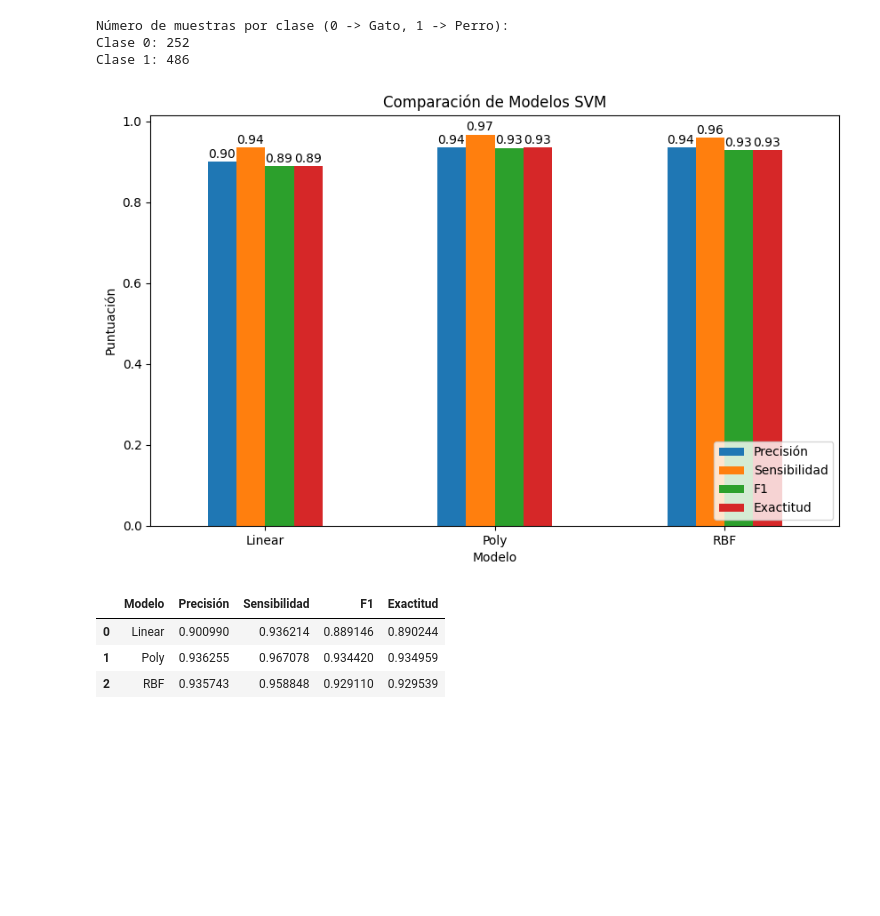
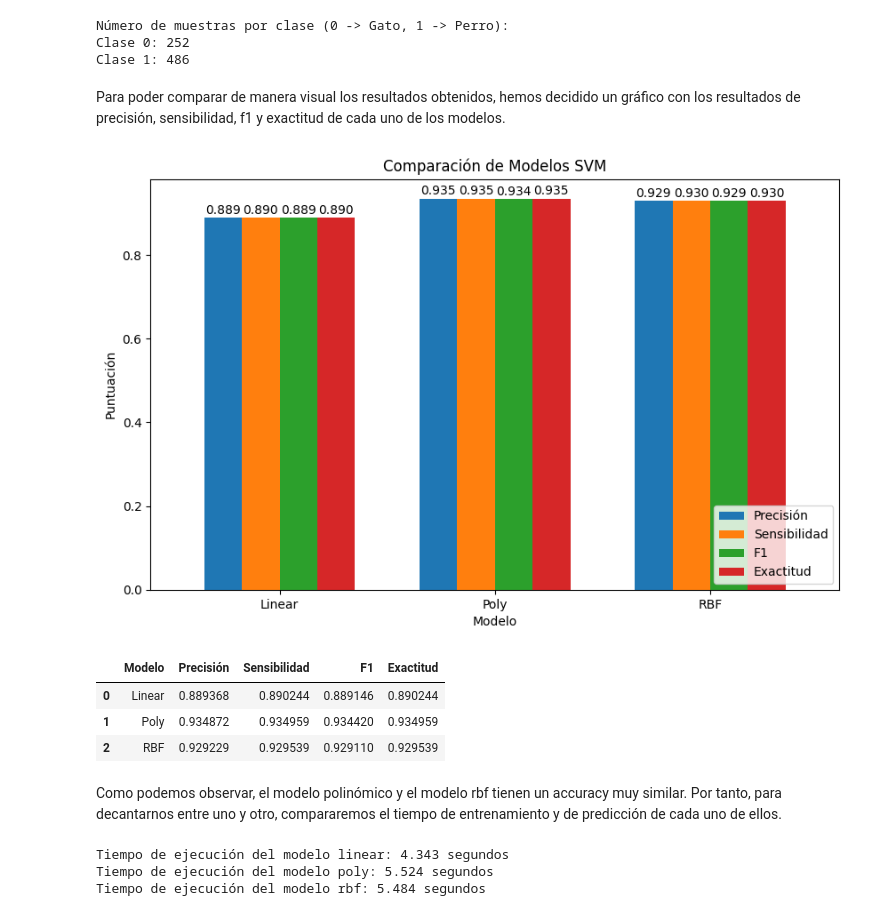
Before and after one commit to alberba/Aprendizaje-Autom-tico, a Jupyter notebook: 03_Practica1/Practica.ipynb, the cells around one changed output. Drawn from its saved outputs; the diff is of its cells as text; code cells hidden in the pictures; blank space fills up the shorter version.

Commit message:
Acabar de documentar el notebook y eliminar archivo de pruebas innecesario

```diff
--- a/03_Practica1/Practica.ipynb
+++ b/03_Practica1/Practica.ipynb
@@ -265,7 +228,7 @@ def calcular_metricas(y_test, y_pred):
 
     return precision, sensibilidad, f1, exactitud
 
-def train_and_evaluate_fix_model(X_transformed, y_train, X_test_transformed, y_test, params):
+def train_and_evaluate_fix_model(X_transformed, y_train, X_test_transformed, y_test, params, show_prints=True):
     """ Función para entrenar un modelo SVM con parámetros fijos y evaluarlo. """
 
     svm = SVC(**params) # Los '**' sirven para desempaquetar el diccionario de parámetros
@@ -275,10 +238,11 @@ def train_and_evaluate_fix_model(X_transformed, y_train, X_test_transformed, y_t
     # Cálculo de las métricas 'Precision' - 'Recall' - 'F1' - 'Accuracy'
     precision, sensibilidad, f1, exactitud = calcular_metricas(y_test, y_pred)
 
-    print(f"Exactitud: {exactitud:.3f}")
-    print(f"Precisión: {precision:.3f}")
-    print(f"Sensibilidad: {sensibilidad:.3f}")
-    print(f"F1: {f1:.3f}\n")
+    if show_prints:
+        print(f"Exactitud: {exactitud:.3f}")
+        print(f"Precisión: {precision:.3f}")
+        print(f"Sensibilidad: {sensibilidad:.3f}")
+        print(f"F1: {f1:.3f}\n")
 
 
     # Evaluar si el modelo está sobreajustando o subajustando
@@ -286,22 +250,23 @@ def train_and_evaluate_fix_model(X_transformed, y_train, X_test_transformed, y_t
     train_accuracy = accuracy_score(y_train, y_train_pred)
     test_accuracy = exactitud  # Ya calculada anteriormente
 
-    print(f"-- Testeo por si hay overfitting o underfitting --")
-    print(f"Accuracy en entrenamiento: {train_accuracy:.3f}")
-    print(f"Accuracy en prueba: {test_accuracy:.3f}")
+    if show_prints:
+        print(f"-- Testeo por si hay overfitting o underfitting --")
+        print(f"Accuracy en entrenamiento: {train_accuracy:.3f}")
+        print(f"Accuracy en prueba: {test_accuracy:.3f}")
 
-    diferencia = abs(train_accuracy - test_accuracy)
+        diferencia = abs(train_accuracy - test_accuracy)
 
-    if train_accuracy > 0.95 and test_accuracy < 0.80:
-        print(f"Diferencia: {diferencia:.3f} - El modelo podría estar sobreajustando (overfitting).")
+        if train_accuracy > 0.95 and test_accuracy < 0.80:
+            print(f"Diferencia: {diferencia:.3f} - El modelo podría estar sobreajustando (overfitting).")
 
-    elif train_accuracy < 0.80 and test_accuracy < 0.80:
-        print(f"Diferencia: {diferencia:.3f} - El modelo podría estar subajustando (underfitting).")
+        elif train_accuracy < 0.80 and test_accuracy < 0.80:
+            print(f"Diferencia: {diferencia:.3f} - El modelo podría estar subajustando (underfitting).")
 
-    else:
-        print(f"Diferencia: {diferencia:.3f} - El modelo parece tener un buen equilibrio entre entrenamiento y prueba.")
+        else:
+            print(f"Diferencia: {diferencia:.3f} - El modelo parece tener un buen equilibrio entre entrenamiento y prueba.")
 
-    print("-------------------------------------------------------------------------------------------------\n")
+        print("-------------------------------------------------------------------------------------------------\n")
 
     return y_pred, precision, sensibilidad, f1, exactitud
 
@@ -350,9 +315,6 @@ for nombre, params in modelos:
     print(f"----- Evaluando Modelo SVM con kernel {nombre} -----")
     y_pred, precision, sensibilidad, f1, exactitud = train_and_evaluate_fix_model(X_transformed, y_train, X_test_transformed, y_test, params)
     resultados.append([nombre, precision, sensibilidad, f1, exactitud])
-
-    # Mostrar imágenes clasificadas correctamente e incorrectamente
-    imagenes_Clasificadas(y_test, y_pred, img_test, nImagenes=16, kernel=nombre)
 # %% [output]
 ----- Evaluando Modelo SVM con kernel Linear -----
 Exactitud: 0.890
@@ -413,29 +352,43 @@ contar_muestras(y_test)
 Número de muestras por clase (0 -> Gato, 1 -> Perro):
 Clase 0: 252
 Clase 1: 486
+# %% [markdown]
+Para poder comparar de manera visual los resultados obtenidos, hemos decidido un gráfico con los resultados de precisión, sensibilidad, f1 y exactitud de cada uno de los modelos.
 # %%
 """ Construye una tabla comparativa y un gráfico con los resultados obtenidos. """
 # Crear la tabla comparativa
 df_resultados = pd.DataFrame(resultados, columns=['Modelo', 'Precisión', 'Sensibilidad', 'F1', 'Exactitud'])
 
 # Crear el gráfico
-ax = df_resultados.set_index('Modelo').plot(kind='bar', figsize=(10, 6))
+ax = df_resultados.set_index('Modelo').plot(kind='bar', figsize=(10, 6), width=0.7)
 plt.title('Comparación de Modelos SVM')
 plt.ylabel('Puntuación')
 plt.xticks(rotation=0)
 plt.legend(loc='lower right')
 
+
 # Añadir etiquetas con los valores a las barras:
 for p in ax.patches:
-    ax.annotate(f'{p.get_height():.2f}', (p.get_x(), p.get_height() * 1.01))
+    ax.annotate(f'{p.get_height():.3f}', (p.get_x() + p.get_width() / 2, p.get_height() * 1.01), ha='center')
 
 plt.show()
 # %% [output]
-[figure, old version]
+[figure, new version]
 # %%
 display(df_resultados)  # Usa display para visualizar mejor la tabla en Jupyter
 # %% [output]
 |  | Modelo | Precisión | Sensibilidad | F1 | Exactitud |
-| 0 | Linear | 0.900990 | 0.936214 | 0.889146 | 0.890244 |
-| 1 | Poly | 0.936255 | 0.967078 | 0.934420 | 0.934959 |
-| 2 | RBF | 0.935743 | 0.958848 | 0.929110 | 0.929539 |
+| 0 | Linear | 0.889368 | 0.890244 | 0.889146 | 0.890244 |
+| 1 | Poly | 0.934872 | 0.934959 | 0.934420 | 0.934959 |
+| 2 | RBF | 0.929229 | 0.929539 | 0.929110 | 0.929539 |
+# %% [markdown]
+Como podemos observar, el modelo polinómico y el modelo rbf tienen un accuracy muy similar. Por tanto, para decantarnos entre uno y otro, compararemos el tiempo de entrenamiento y de predicción de cada uno de ellos.
+# %%
+for params in [best_params_linear, best_params_poly, best_params_rbf]:
+    start_time = time.time()
+    _ = train_and_evaluate_fix_model(X_transformed, y_train, X_test_transformed, y_test, params, False)
+    print(f"Tiempo de ejecución del modelo {params['kernel']}: {time.time() - start_time:.3f} segundos")
+# %% [output]
+Tiempo de ejecución del modelo linear: 4.343 segundos
+Tiempo de ejecución del modelo poly: 5.524 segundos
+Tiempo de ejecución del modelo rbf: 5.484 segundos
```
Also changed, not shown: parts of 6 cells of this notebook, 2 other files.
